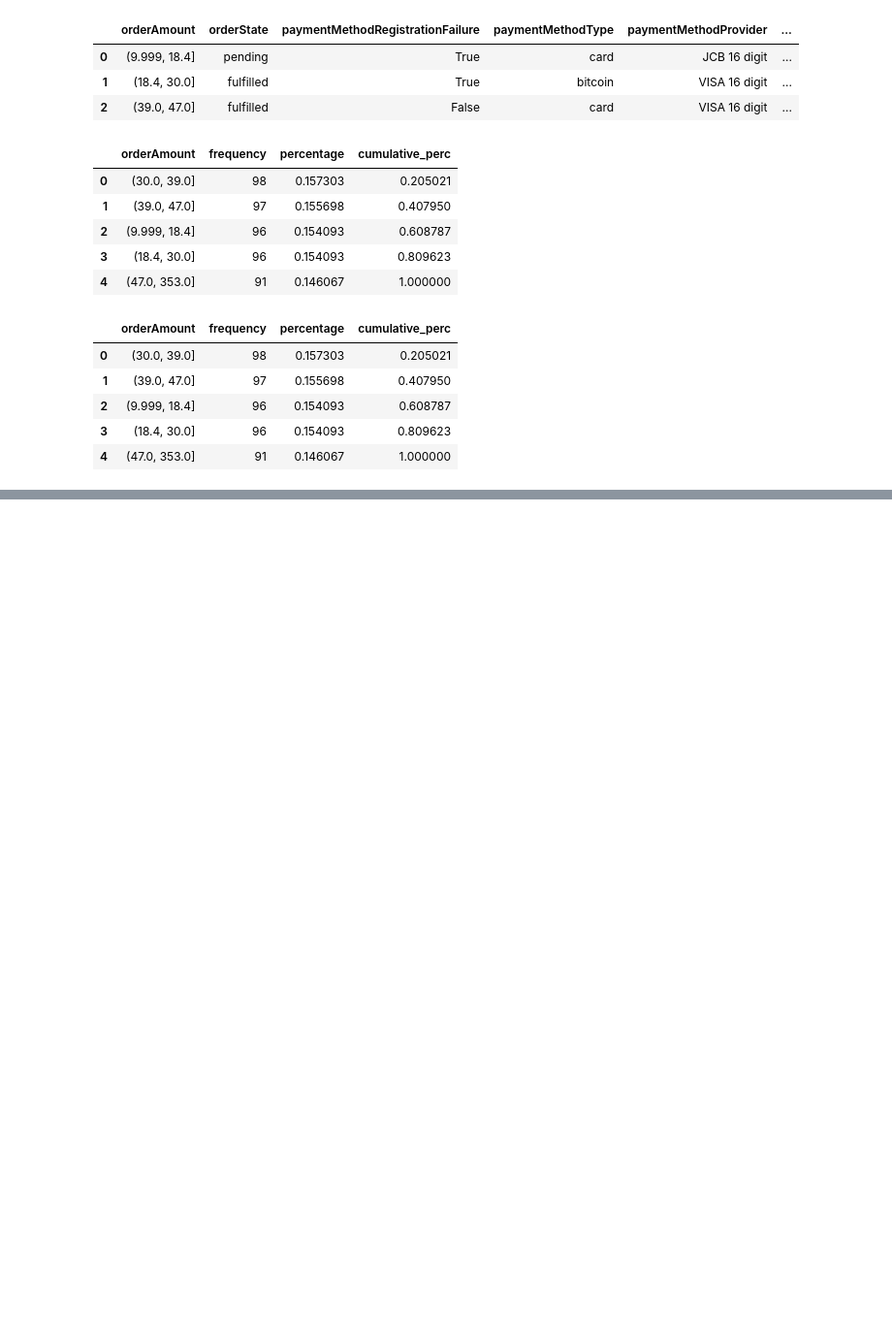
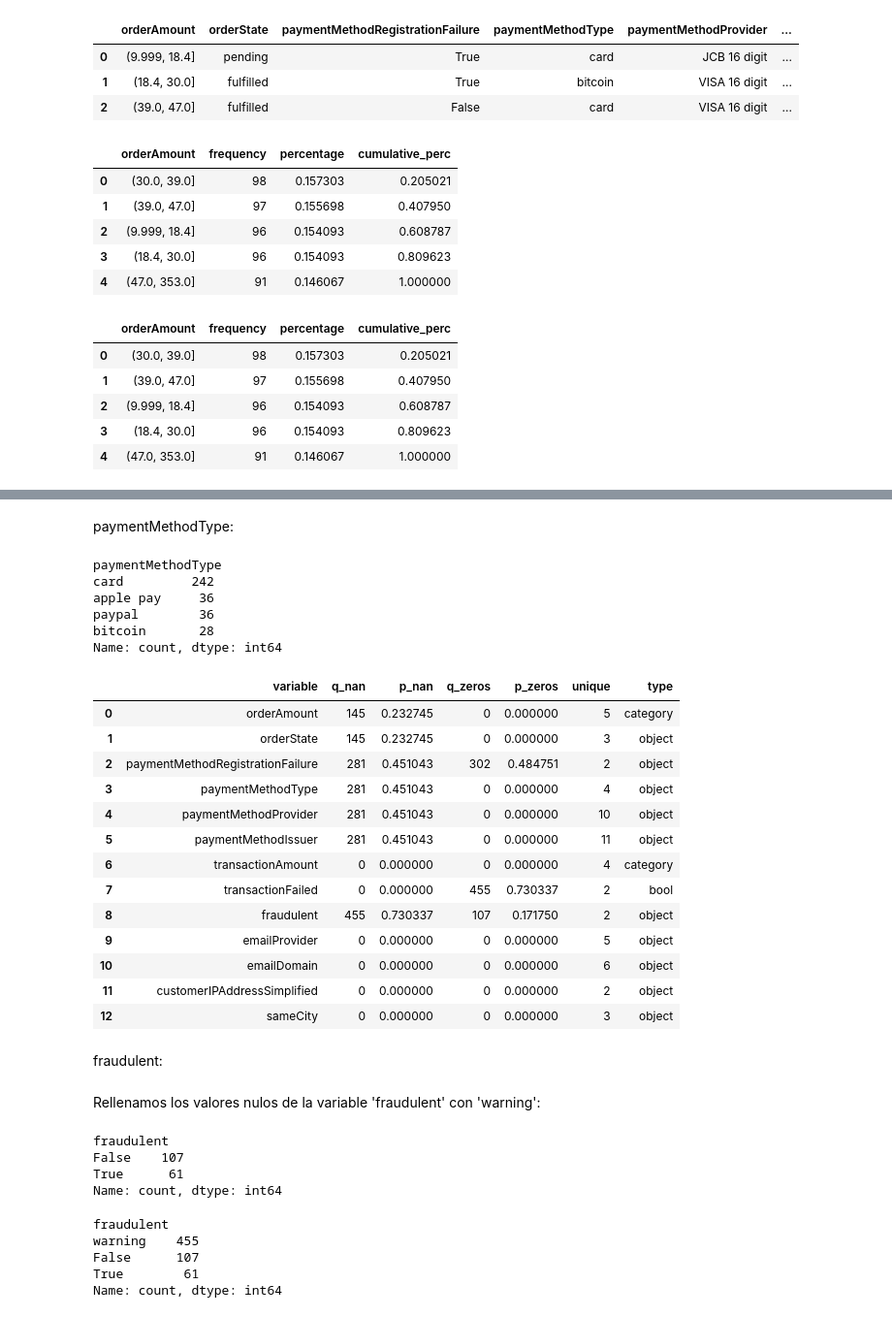
Before and after one commit to 19dave92/final_edvai, a Jupyter notebook: Resolucion/p3__Preparacion.ipynb, the cells around one changed output, grey strips where cells are left out. Shown at 97% size. Saved outputs shown, nothing was run; the diff lists cells and outputs as text; code cells hidden in the pictures; blank space fills up the shorter version.

```diff
--- a/Resolucion/p3__Preparacion.ipynb
+++ b/Resolucion/p3__Preparacion.ipynb
@@ -136,0 +191,6 @@ freq_tbl(data['orderAmount'])
+# %%
+#Reemplazamos un valor a la vez:
+metodo_pago_desconocido = ["B","e","c","r"," ","n","x","o","a","p"]
+
+for metodo_pago in metodo_pago_desconocido:
+    data['paymentMethodIssuer'] = data['paymentMethodIssuer'].replace(metodo_pago, 'weird')
@@ -136,0 +232,39 @@ freq_tbl(data['orderAmount'])
+# %% [markdown]
+paymentMethodType:
+# %%
+data['paymentMethodType'].value_counts()
+# %% [output]
+paymentMethodType
+card         242
+apple pay     36
+paypal        36
+bitcoin       28
+Name: count, dtype: int64
+# %%
+status(data)
+# %% [output]
+|  | variable | q_nan | p_nan | q_zeros | p_zeros | unique | type |
+| 0 | orderAmount | 145 | 0.232745 | 0 | 0.000000 | 5 | category |
+| 1 | orderState | 145 | 0.232745 | 0 | 0.000000 | 3 | object |
+| 2 | paymentMethodRegistrationFailure | 281 | 0.451043 | 302 | 0.484751 | 2 | object |
+| 3 | paymentMethodType | 281 | 0.451043 | 0 | 0.000000 | 4 | object |
+| 4 | paymentMethodProvider | 281 | 0.451043 | 0 | 0.000000 | 10 | object |
+| 5 | paymentMethodIssuer | 281 | 0.451043 | 0 | 0.000000 | 11 | object |
+| 6 | transactionAmount | 0 | 0.000000 | 0 | 0.000000 | 4 | category |
+| 7 | transactionFailed | 0 | 0.000000 | 455 | 0.730337 | 2 | bool |
+| 8 | fraudulent | 455 | 0.730337 | 107 | 0.171750 | 2 | object |
+| 9 | emailProvider | 0 | 0.000000 | 0 | 0.000000 | 5 | object |
+| 10 | emailDomain | 0 | 0.000000 | 0 | 0.000000 | 6 | object |
+| 11 | customerIPAddressSimplified | 0 | 0.000000 | 0 | 0.000000 | 2 | object |
+| 12 | sameCity | 0 | 0.000000 | 0 | 0.000000 | 3 | object |
+# %% [markdown]
+fraudulent:
+# %% [markdown]
+Rellenamos los valores nulos de la variable 'fraudulent' con 'warning':
+# %%
+data['fraudulent'].value_counts()
+# %% [output]
+fraudulent
+False    107
+True      61
+Name: count, dtype: int64
@@ -136,0 +273,8 @@ freq_tbl(data['orderAmount'])
+# %%
+data['fraudulent'].value_counts()
+# %% [output]
+fraudulent
+warning    455
+False      107
+True        61
+Name: count, dtype: int64
```
Also changed, not shown: parts of 27 cells of this notebook, 2 other files.
